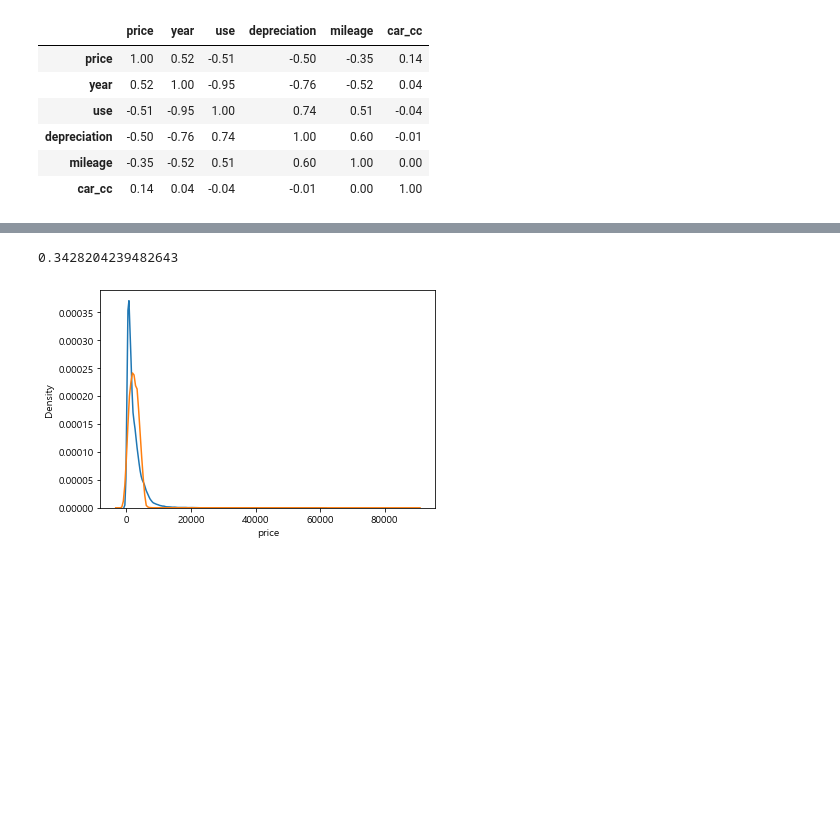
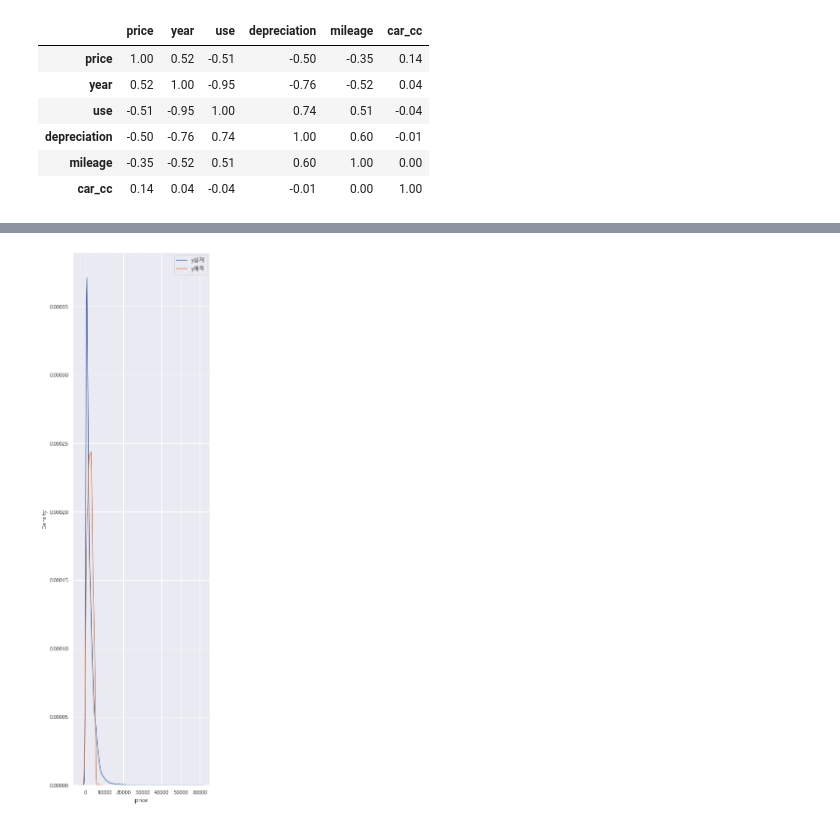
Before and after one commit to ethan528/Python, a Jupyter notebook: 중고차 시세 예측/중고차 가격예측.ipynb, the cells around one changed output, grey strips where cells are left out. Drawn from its saved outputs; the diff is of its cells as text; code cells hidden in the pictures; blank space fills up the shorter version.

```diff
--- a/중고차 시세 예측/중고차 가격예측.ipynb
+++ b/중고차 시세 예측/중고차 가격예측.ipynb
@@ -60,11 +62,11 @@ df.corr(method='kendall').round(2)
 # %%
 from sklearn.model_selection import train_test_split
 
-x = df[['year', 'use', 'depreciation', 'mileage', 'car_cc']]
+x = df[['year', 'use', 'depreciation', 'mileage']]
 
 y = df.price
 
-X_test, X_train, y_test, y_train = train_test_split(x, y, train_size=0.8, test_size=0.2)
+X_test, X_train, y_test, y_train = train_test_split(x, y, train_size=0.7, test_size=0.3)
 # %%
 from sklearn.linear_model import LinearRegression
 
@@ -90,15 +98,17 @@ plt.show()
 # %%
 import seaborn as sns
+from matplotlib import rcParams
 
-coef = mlr.score(X_train, y_train)
-print(coef)
-
+sns.set(font="Malgun Gothic",
+        rc={"axes.unicode_minus":False,
+        'figure.figsize':(5,20)},
+        style='darkgrid')
 ax1 = sns.distplot(y, hist = False, label = 'y실제')
 ax2 = sns.distplot(mlr_pred, hist = False, label = 'y예측')
+plt.legend()
 plt.show()
 # %% [output]
-0.3428204239482643
-[figure, old version]
+[figure, new version]
 # %%
 from patsy import dmatrices
 from statsmodels.stats.outliers_influence import variance_inflation_factor as vif
```
Also changed, not shown: parts of 27 cells of this notebook, 2 other files.
